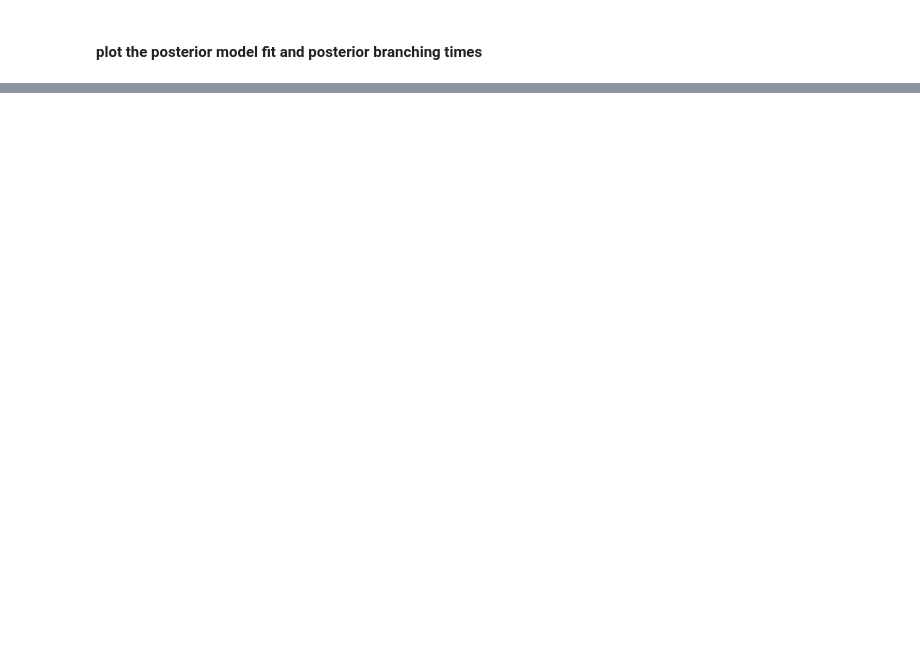
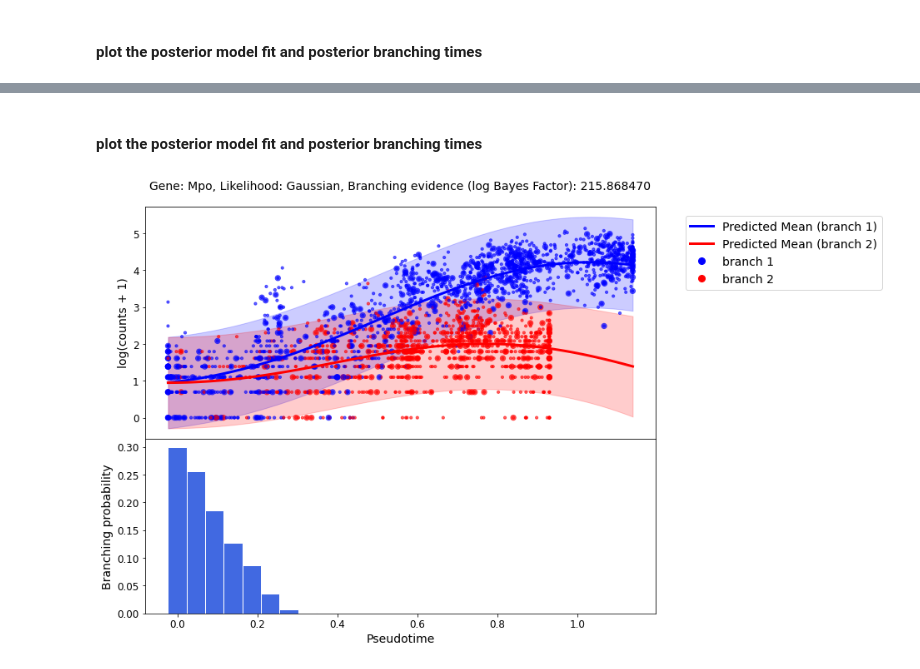
Before and after one commit to ManchesterBioinference/GPcounts, a Jupyter notebook: demo_notebooks/BranchingGPcounts.ipynb, the cells around one changed output, grey strips where cells are left out. Cells and saved outputs as stored; diff of their text form; code cells hidden in the pictures; blank space fills up the shorter version.

```diff
--- a/demo_notebooks/BranchingGPcounts.ipynb
+++ b/demo_notebooks/BranchingGPcounts.ipynb
@@ -129,0 +125,3 @@ plotGene(ax[0], X=slingShot[['pseudotime']], Y=data[['Mpo']].T, label=cell_label
+# %%
+geneName = 'Mpo'
+d = Fit_GPcounts_for_branching(geneName, 'Gaussian', bins_num=25)
@@ -129,0 +160,7 @@ plotGene(ax[0], X=slingShot[['pseudotime']], Y=data[['Mpo']].T, label=cell_label
+# %% [markdown]
+#### plot the posterior model fit and posterior branching times
+# %%
+ig, ax = plotBranching(d)
+plotGene(ax[0], X=slingShot[['pseudotime']], Y=np.log(data[[geneName]].T + 1), label=cell_label, size=10, alpha=.6)
+# %% [output]
+[figure, added]
```
Also changed, not shown: parts of 7 cells of this notebook, 1 other file.
